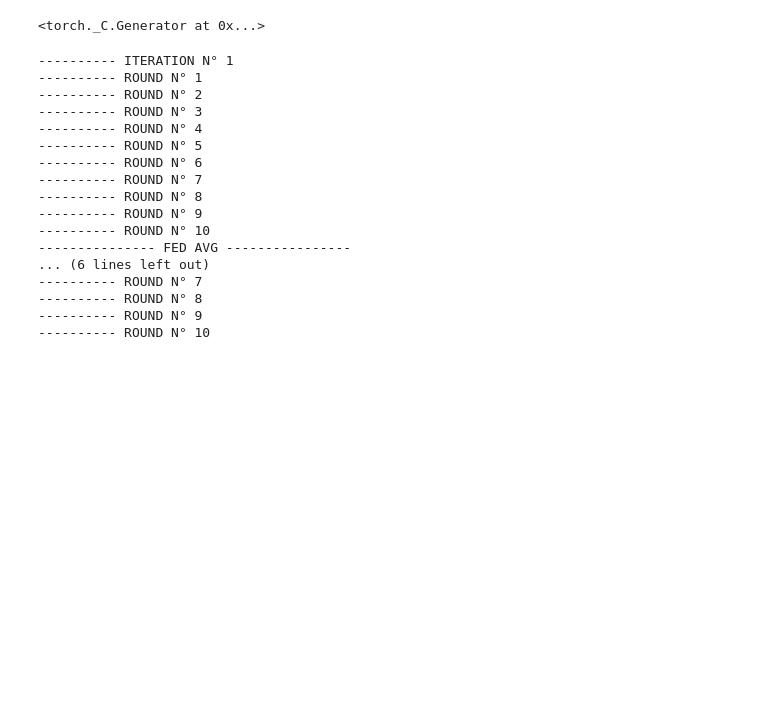
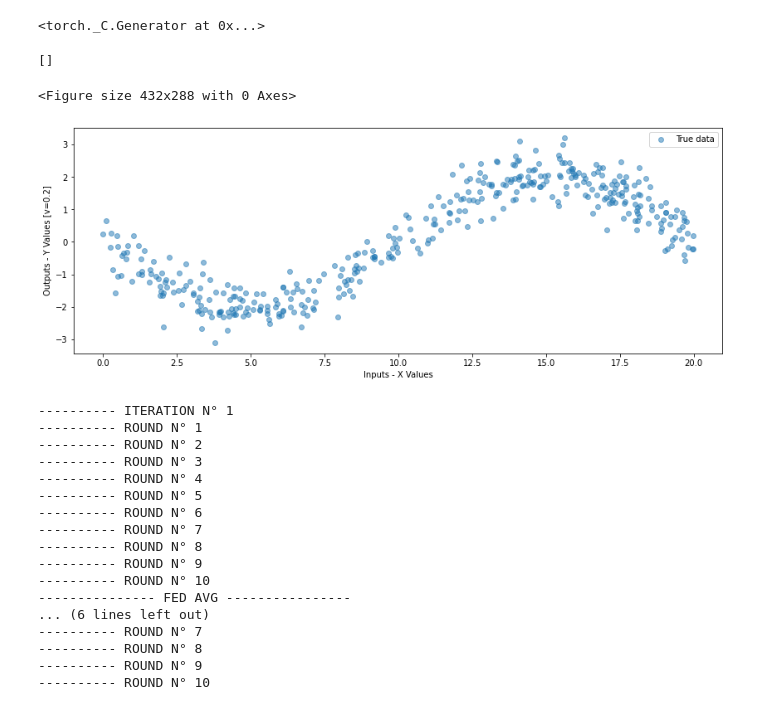
Before and after one commit to alexbergamasco96/NS_FederatedLearning, a Jupyter notebook: NeuralNetwork_Comparison.ipynb, the cells around one changed output. Cells and saved outputs as stored; diff of their text form; code cells hidden in the pictures; blank space fills up the shorter version.

Commit message:
multiple seeds in Neural_Network_Comparison

```diff
--- a/NeuralNetwork_Comparison.ipynb
+++ b/NeuralNetwork_Comparison.ipynb
@@ -50,9 +60,9 @@ m = -2.1
 m2 = 1.4
 m3 = -0.5
 c = 1.4
-v = 20    #noise variance
+v = 0.2    #noise variance
 range_min = 0    #min value of X
-range_max = 10    #max value of X
+range_max = 20    #max value of X
 dataset_size = 2000    #dataset size
 
 
@@ -65,7 +75,7 @@ lr_gamma_FedAVG = 0.7
 
 
 #-----Execution Parameters
-iterations = 1
+iterations = 3
 train_percentage = 0.8
 # %%
 from torch.autograd import Variable
@@ -74,9 +84,12 @@ def synthetic_dataset_creator(multi_features=False):
 
     if multi_features is True:
 
-        dataset_X1 = np.linspace(range_min, range_max, dataset_size)
-        dataset_X2 = np.linspace(range_min, range_max, dataset_size)
-        dataset_X3 = np.linspace(range_min, range_max, dataset_size)
+        #dataset_X1 = np.linspace(range_min, range_max, dataset_size)
+        dataset_X1 = np.random.uniform(low=range_min, high=range_max, size=(dataset_size,))
+        #dataset_X2 = np.linspace(range_min, range_max, dataset_size)
+        dataset_X2 = np.random.uniform(low=range_min, high=range_max, size=(dataset_size,))
+        #dataset_X3 = np.linspace(range_min, range_max, dataset_size)
+        dataset_X3= np.random.uniform(low=range_min, high=range_max, size=(dataset_size,))
 
         np.random.shuffle(dataset_X1)
         np.random.shuffle(dataset_X2)
@@ -84,15 +97,18 @@ def synthetic_dataset_creator(multi_features=False):
 
         dataset_X = np.array([dataset_X1, dataset_X2, dataset_X3])
         dataset_y = dataset_X1 * m + dataset_X2 * m2 + dataset_X3 * m3 + c + np.random.randn(dataset_X1.size) * math.sqrt(v)
+        #dataset_y = m * np.sin(dataset_X1*(0.1*math.pi)+ dataset_X2*(0.1*math.pi) + dataset_X3*(0.1*math.pi)) + np.random.randn(dataset_X1.size) * math.sqrt(v)
         dataset_y = dataset_y.reshape(-1,1)
         dataset_X = dataset_X.transpose()
 
     else:
 
-        dataset_X = np.linspace(range_min, range_max, dataset_size)
+        #dataset_X = np.linspace(range_min, range_max, dataset_size)
+        dataset_X = np.random.uniform(low=range_min, high=range_max, size=(dataset_size,))
         np.random.shuffle(dataset_X)
 
-        dataset_y =  dataset_X * m + c +  np.random.randn(dataset_X.size) * math.sqrt(v)
+        #dataset_y =  dataset_X * m + c +  np.random.randn(dataset_X.size) * math.sqrt(v)
+        dataset_y = m * np.sin(dataset_X*(0.1*math.pi)) + np.random.randn(dataset_X.size) * math.sqrt(v)
 
         dataset_X = dataset_X.reshape(-1,1)
         dataset_y = dataset_y.reshape(-1,1)
@@ -119,6 +135,25 @@ def synthetic_dataset_creator(multi_features=False):
 
 
     return train_list_X, train_list_y, test_X, test_y
+# %%
+######## TESTING THE DATASET ##############
+tr_X, tr_y, te_X, te_y = synthetic_dataset_creator(multi_features=False)
+
+plt.clf()
+ax = plt.figure(figsize=(14,5)).gca()
+
+plt.plot(te_X, te_y, 'o', label='True data', alpha=0.5)
+
+ax.set_xlabel("Inputs - X Values")
+ax.set_ylabel("Outputs - Y Values [v=0.2]")
+
+plt.legend(loc='best')
+
+plt.plot()
+# %% [output]
+[]
+<Figure size 432x288 with 0 Axes>
+[figure, added]
 # %%
 '''
     Both the algorithms must start from the same weights.
```
Also changed, not shown: parts of 6 cells of this notebook, 3 other files.
